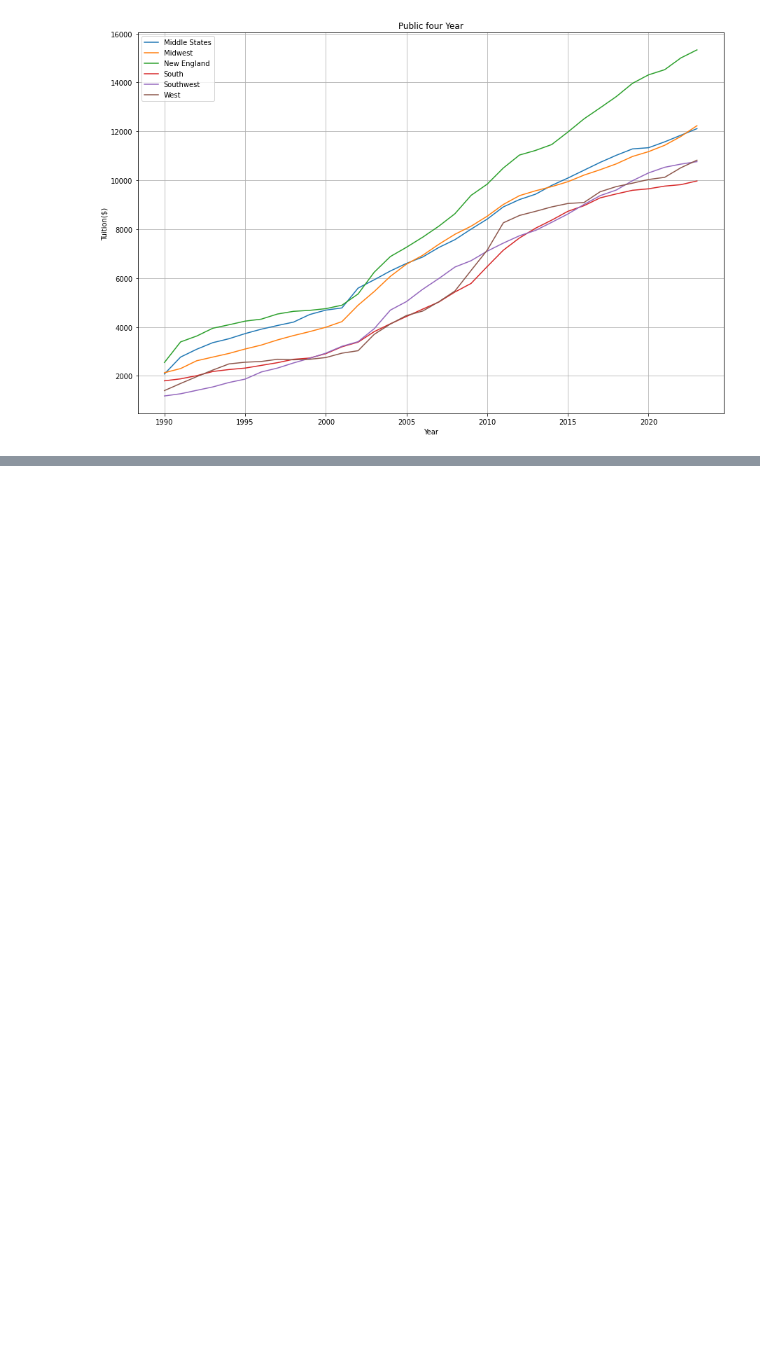
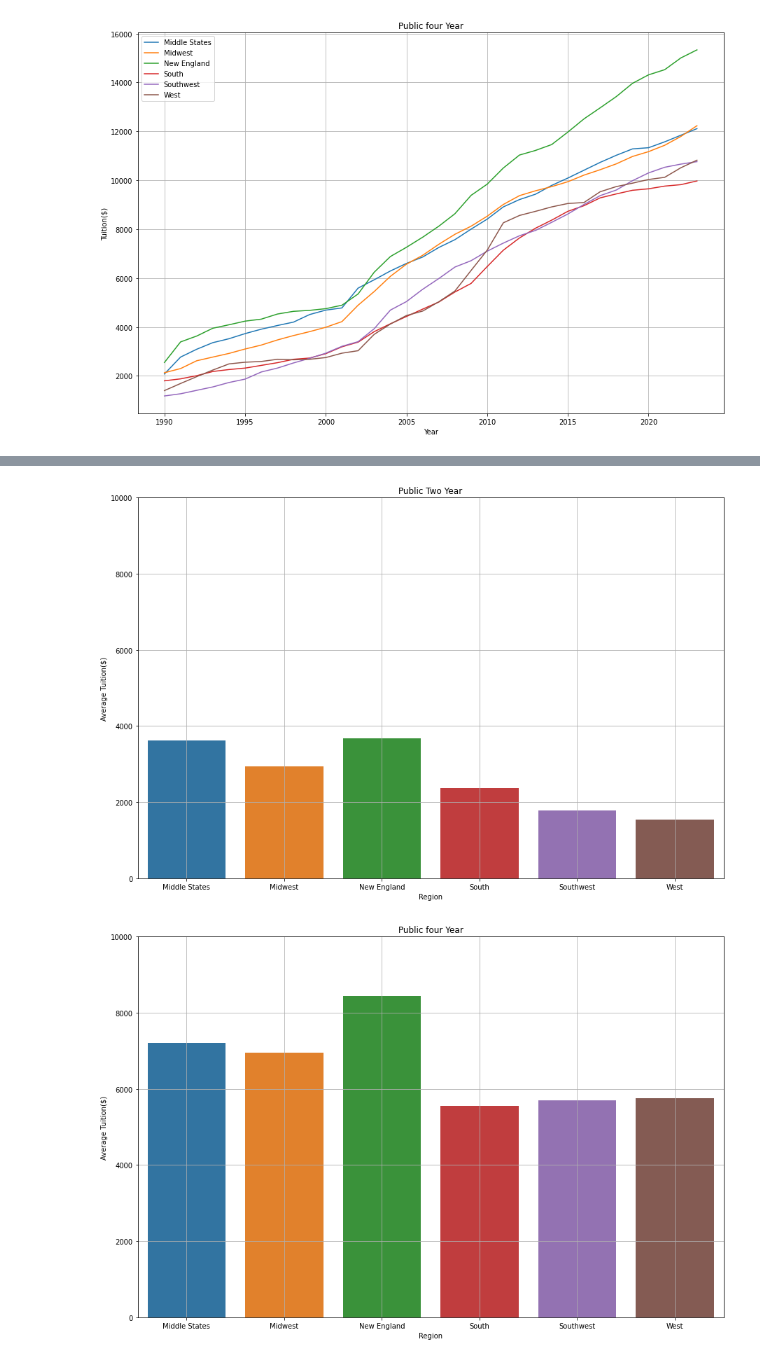
Before and after one commit to hypnos-coder/data-derby, a Jupyter notebook: src/novice/two.ipynb, the cells around one changed output, grey strips where cells are left out. Saved outputs shown, nothing was run; the diff lists cells and outputs as text; code cells hidden in the pictures; blank space fills up the shorter version.

Commit message:
map plot implemetned for question 3

```diff
--- a/src/novice/two.ipynb
+++ b/src/novice/two.ipynb
@@ -97,0 +111,26 @@ for univ in df['UnivType'].unique():
+# %%
+for univ in df['UnivType'].unique():
+    temporary = df[df['UnivType']==univ]
+    fig, ax = plt.subplots(figsize=(15,10))
+    # print(temporary)
+    columns=[]
+    column_mean_list = []
+    for column in temporary.columns.to_list():
+
+        if column not in  ["UnivType", "Year", "National"]:
+            columns+=[column]
+            column_mean = temporary[column].mean()
+            column_mean_list+=[column_mean]
+            # print(column)
+            sns.barplot(x=columns, y=column_mean_list, label=column)
+
+    plt.xlabel('Region')
+    plt.ylabel('Average Tuition($)')
+    plt.title(univ)
+    plt.ylim(0, 10000)
+    plt.grid()
+    # plt.legend()
+    plt.show()
+# %% [output]
+[figure, added]
+[figure, added]
```
Also changed, not shown: parts of 3 cells of this notebook, 10 other files.
